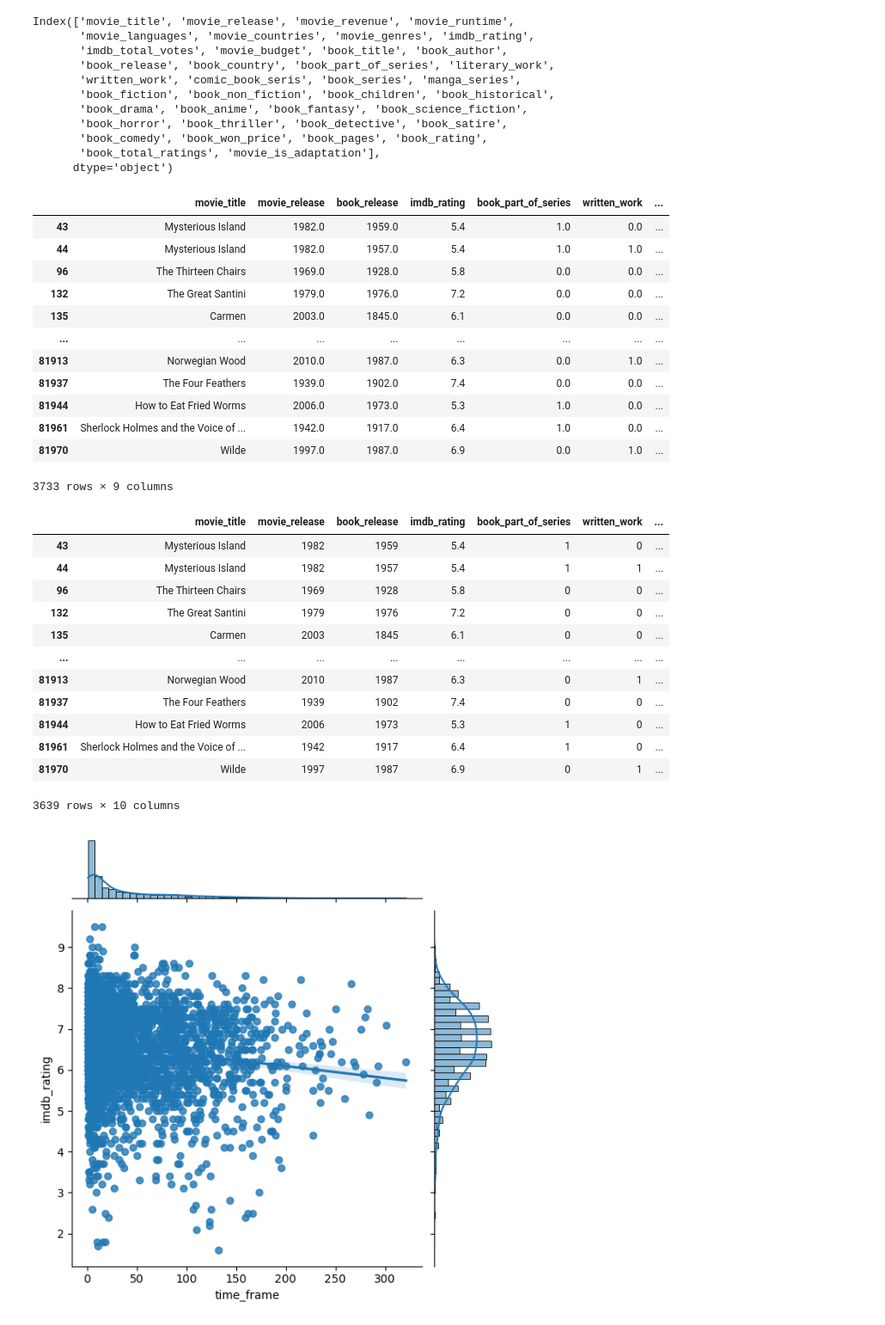
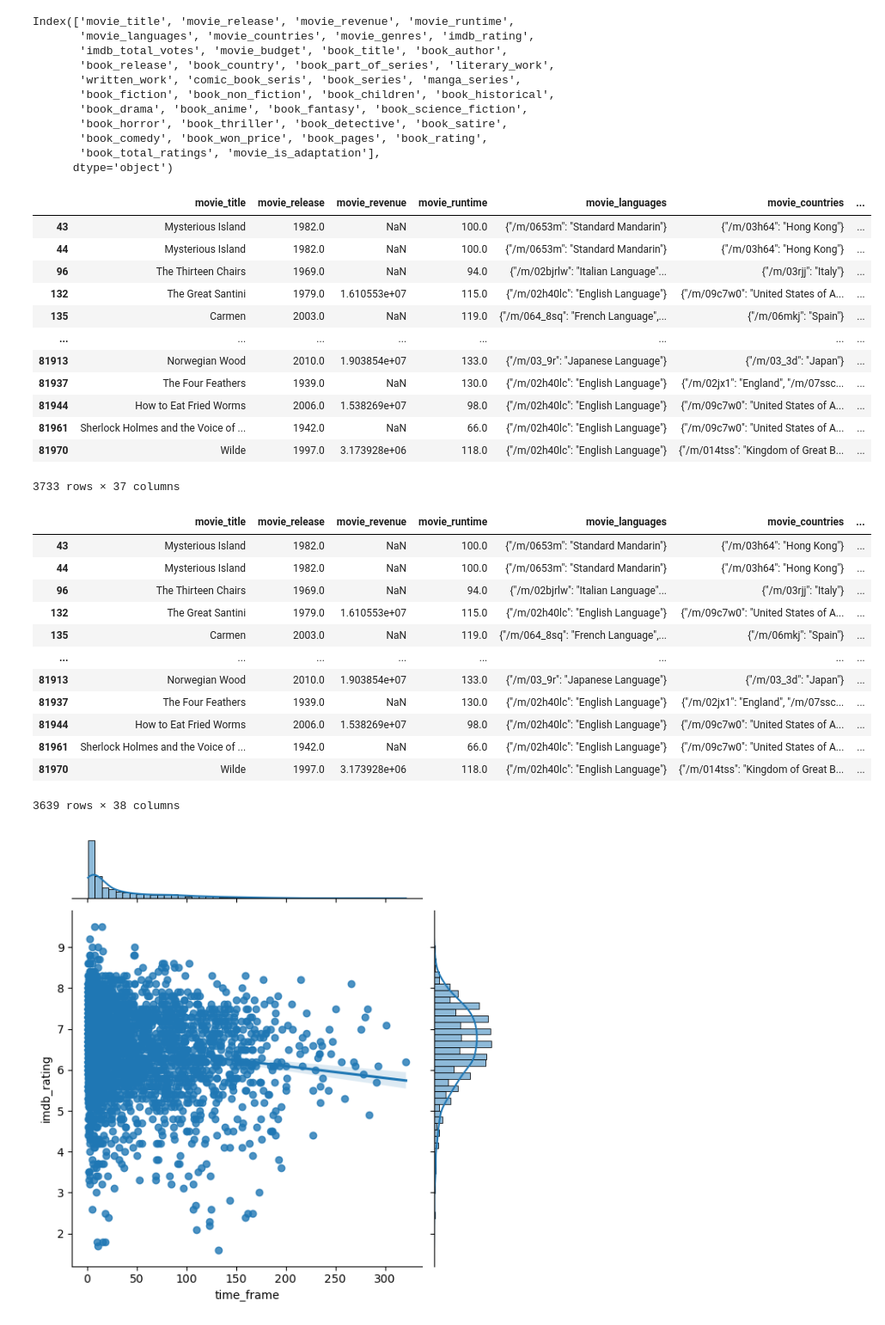
Before and after one commit to epfl-ada/ada-2023-project-team0110, a Jupyter notebook: time_frame.ipynb, the cells around one changed output. Shown at 86% size. Saved outputs shown, nothing was run; the diff lists cells and outputs as text; code cells hidden in the pictures.

```diff
--- a/time_frame.ipynb
+++ b/time_frame.ipynb
@@ -15,8 +15,8 @@ import statsmodels.formula.api as smf
 # %% [markdown]
 # Part I
 # %%
-df2 = pd.read_csv("./data/book_adaptation.csv")
-df2.columns
+df = pd.read_csv("./data/book_adaptation.csv")
+df.columns
 # %% [output]
 Index(['movie_title', 'movie_release', 'movie_revenue', 'movie_runtime',
        'movie_languages', 'movie_countries', 'movie_genres', 'imdb_rating',
@@ -30,24 +30,22 @@ Index(['movie_title', 'movie_release', 'movie_revenue', 'movie_runtime',
        'book_total_ratings', 'movie_is_adaptation'],
       dtype='object')
 # %%
-df = df2[["movie_title", "movie_release", "book_release", "movie_is_adaptation", 'imdb_rating','book_part_of_series',
-       'written_work', 'comic_book_seris', 'book_series', 'manga_series']]
 df = df[df["book_release"].notnull()]
 df = df.drop(columns='movie_is_adaptation', axis=1).copy(deep=True)
 df = df[df['movie_release'].notnull()].copy(deep=True)
 df
 # %% [output]
-|  | movie_title | movie_release | book_release | imdb_rating | book_part_of_series | written_work | ... |
-| 43 | Mysterious Island | 1982.0 | 1959.0 | 5.4 | 1.0 | 0.0 | ... |
-| 44 | Mysterious Island | 1982.0 | 1957.0 | 5.4 | 1.0 | 1.0 | ... |
-| 96 | The Thirteen Chairs | 1969.0 | 1928.0 | 5.8 | 0.0 | 0.0 | ... |
-| 132 | The Great Santini | 1979.0 | 1976.0 | 7.2 | 0.0 | 0.0 | ... |
-| 135 | Carmen | 2003.0 | 1845.0 | 6.1 | 0.0 | 0.0 | ... |
+|  | movie_title | movie_release | movie_revenue | movie_runtime | movie_languages | movie_countries | ... |
+| 43 | Mysterious Island | 1982.0 | NaN | 100.0 | {"/m/0653m": "Standard Mandarin"} | {"/m/03h64": "Hong Kong"} | ... |
+| 44 | Mysterious Island | 1982.0 | NaN | 100.0 | {"/m/0653m": "Standard Mandarin"} | {"/m/03h64": "Hong Kong"} | ... |
+| 96 | The Thirteen Chairs | 1969.0 | NaN | 94.0 | {"/m/02bjrlw": "Italian Language"... | {"/m/03rjj": "Italy"} | ... |
+| 132 | The Great Santini | 1979.0 | 1.610553e+07 | 115.0 | {"/m/02h40lc": "English Language"} | {"/m/09c7w0": "United States of A... | ... |
+| 135 | Carmen | 2003.0 | NaN | 119.0 | {"/m/064_8sq": "French Language",... | {"/m/06mkj": "Spain"} | ... |
 | ... | ... | ... | ... | ... | ... | ... | ... |
-| 81913 | Norwegian Wood | 2010.0 | 1987.0 | 6.3 | 0.0 | 1.0 | ... |
-| 81937 | The Four Feathers | 1939.0 | 1902.0 | 7.4 | 0.0 | 0.0 | ... |
-| 81944 | How to Eat Fried Worms | 2006.0 | 1973.0 | 5.3 | 1.0 | 0.0 | ... |
-| 81961 | Sherlock Holmes and the Voice of ... | 1942.0 | 1917.0 | 6.4 | 1.0 | 0.0 | ... |
-| 81970 | Wilde | 1997.0 | 1987.0 | 6.9 | 0.0 | 1.0 | ... |
+| 81913 | Norwegian Wood | 2010.0 | 1.903854e+07 | 133.0 | {"/m/03_9r": "Japanese Language"} | {"/m/03_3d": "Japan"} | ... |
+| 81937 | The Four Feathers | 1939.0 | NaN | 130.0 | {"/m/02h40lc": "English Language"} | {"/m/02jx1": "England", "/m/07ssc... | ... |
+| 81944 | How to Eat Fried Worms | 2006.0 | 1.538269e+07 | 98.0 | {"/m/02h40lc": "English Language"} | {"/m/09c7w0": "United States of A... | ... |
+| 81961 | Sherlock Holmes and the Voice of ... | 1942.0 | NaN | 66.0 | {"/m/02h40lc": "English Language"} | {"/m/09c7w0": "United States of A... | ... |
+| 81970 | Wilde | 1997.0 | 3.173928e+06 | 118.0 | {"/m/02h40lc": "English Language"} | {"/m/014tss": "Kingdom of Great B... | ... |
-3733 rows × 9 columns
+3733 rows × 37 columns
 # %%
@@ -60,17 +66,17 @@ df["time_frame"] = (df['movie_release']-df['book_release']).astype(int)
 df = df.query('time_frame > 0')
 df
 # %% [output]
-|  | movie_title | movie_release | book_release | imdb_rating | book_part_of_series | written_work | ... |
-| 43 | Mysterious Island | 1982 | 1959 | 5.4 | 1 | 0 | ... |
-| 44 | Mysterious Island | 1982 | 1957 | 5.4 | 1 | 1 | ... |
-| 96 | The Thirteen Chairs | 1969 | 1928 | 5.8 | 0 | 0 | ... |
-| 132 | The Great Santini | 1979 | 1976 | 7.2 | 0 | 0 | ... |
-| 135 | Carmen | 2003 | 1845 | 6.1 | 0 | 0 | ... |
+|  | movie_title | movie_release | movie_revenue | movie_runtime | movie_languages | movie_countries | ... |
+| 43 | Mysterious Island | 1982.0 | NaN | 100.0 | {"/m/0653m": "Standard Mandarin"} | {"/m/03h64": "Hong Kong"} | ... |
+| 44 | Mysterious Island | 1982.0 | NaN | 100.0 | {"/m/0653m": "Standard Mandarin"} | {"/m/03h64": "Hong Kong"} | ... |
+| 96 | The Thirteen Chairs | 1969.0 | NaN | 94.0 | {"/m/02bjrlw": "Italian Language"... | {"/m/03rjj": "Italy"} | ... |
+| 132 | The Great Santini | 1979.0 | 1.610553e+07 | 115.0 | {"/m/02h40lc": "English Language"} | {"/m/09c7w0": "United States of A... | ... |
+| 135 | Carmen | 2003.0 | NaN | 119.0 | {"/m/064_8sq": "French Language",... | {"/m/06mkj": "Spain"} | ... |
 | ... | ... | ... | ... | ... | ... | ... | ... |
-| 81913 | Norwegian Wood | 2010 | 1987 | 6.3 | 0 | 1 | ... |
-| 81937 | The Four Feathers | 1939 | 1902 | 7.4 | 0 | 0 | ... |
-| 81944 | How to Eat Fried Worms | 2006 | 1973 | 5.3 | 1 | 0 | ... |
-| 81961 | Sherlock Holmes and the Voice of ... | 1942 | 1917 | 6.4 | 1 | 0 | ... |
-| 81970 | Wilde | 1997 | 1987 | 6.9 | 0 | 1 | ... |
+| 81913 | Norwegian Wood | 2010.0 | 1.903854e+07 | 133.0 | {"/m/03_9r": "Japanese Language"} | {"/m/03_3d": "Japan"} | ... |
+| 81937 | The Four Feathers | 1939.0 | NaN | 130.0 | {"/m/02h40lc": "English Language"} | {"/m/02jx1": "England", "/m/07ssc... | ... |
+| 81944 | How to Eat Fried Worms | 2006.0 | 1.538269e+07 | 98.0 | {"/m/02h40lc": "English Language"} | {"/m/09c7w0": "United States of A... | ... |
+| 81961 | Sherlock Holmes and the Voice of ... | 1942.0 | NaN | 66.0 | {"/m/02h40lc": "English Language"} | {"/m/09c7w0": "United States of A... | ... |
+| 81970 | Wilde | 1997.0 | 3.173928e+06 | 118.0 | {"/m/02h40lc": "English Language"} | {"/m/014tss": "Kingdom of Great B... | ... |
-3639 rows × 10 columns
+3639 rows × 38 columns
 # %%
```
Also changed, not shown: parts of 8 cells of this notebook.
